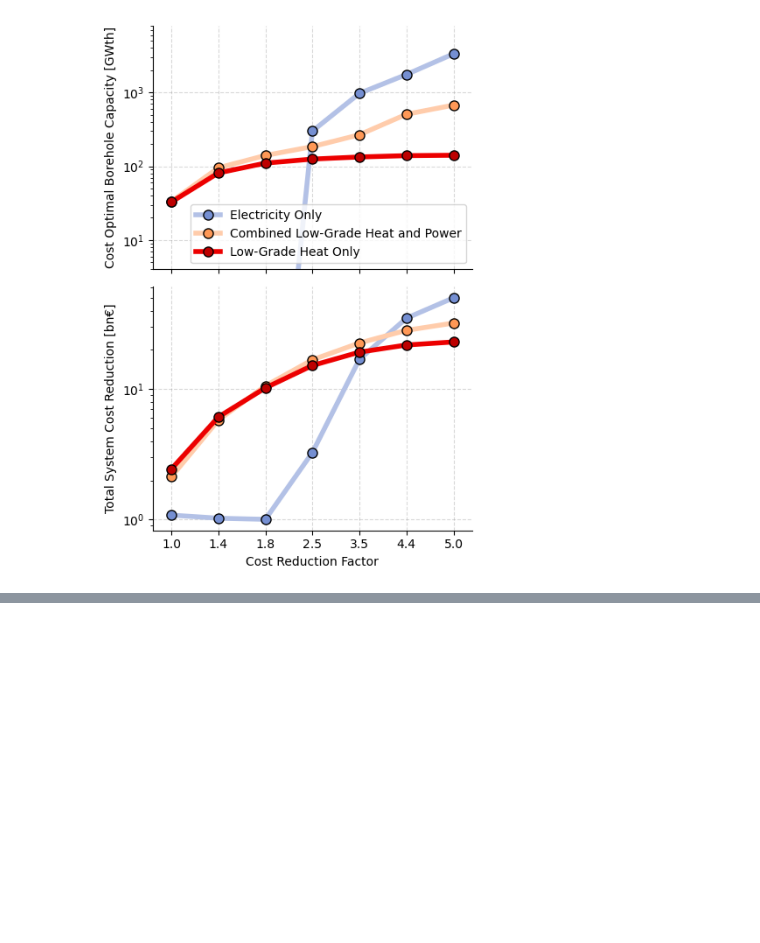
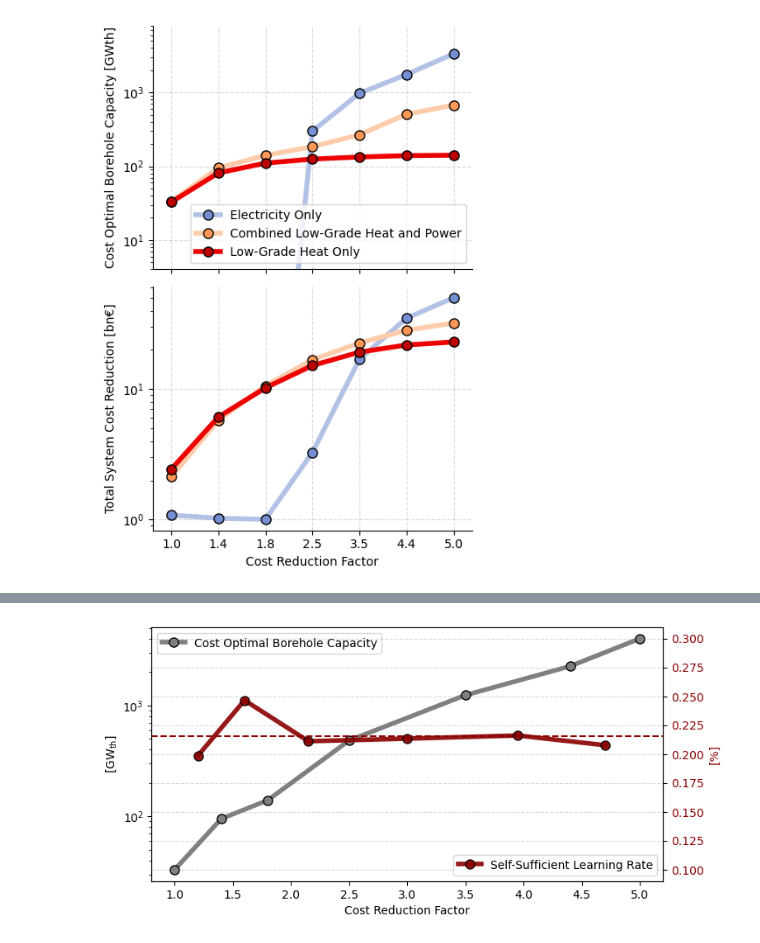
Before and after one commit to LukasFrankenQ/egs_market_integration, a Jupyter notebook: notebooks/new_main_plot.ipynb, the cells around one changed output, grey strips where cells are left out. Drawn from its saved outputs; the diff is of its cells as text; code cells hidden in the pictures; blank space fills up the shorter version.

Commit message:
added learning rate plot

```diff
--- a/notebooks/new_main_plot.ipynb
+++ b/notebooks/new_main_plot.ipynb
@@ -342,0 +320,7 @@ plt.show()
+# %%
+current = 15
+
+factors = np.array([1., 1.4, 1.8, 2.5, 3.5, 4.4, 5.])
+
+# maxes = np.max([elec_static.values, chp_static.values, dh_static.values], axis=0)
+maxes = elec_static.values + chp_static.values
@@ -342,0 +330,87 @@ plt.show()
+# %%
+from matplotlib.ticker import LinearLocator
+
+
+fig, ax = plt.subplots(1, 1, figsize=(8, 4))
+
+line_kwargs = dict(
+    markersize=8,
+    linewidth=4,
+    markeredgewidth=1,
+    markeredgecolor="k",
+)
+
+ax.plot(
+    factors,
+    maxes,
+    color="grey",
+    marker="o",
+    label="Cost Optimal Borehole Capacity",
+    **line_kwargs,
+    )
+
+
+learning_rates = [0.05, 0.075, 0.1]
+
+
+# for lr in learning_rates:
+local_lrs, global_lrs = [], []
+
+for old_cap, new_cap, old_fac, new_fac in zip(maxes, maxes[1:], factors, factors[1:]):
+
+    b = np.log(1 / new_fac) / np.log(new_cap / maxes[0])
+    lr = 1 - 2**b
+
+    global_lrs.append(lr)
+
+    local_b = np.log(old_fac / new_fac) / np.log(new_cap / old_cap)
+    local_lr = 1 - 2**local_b
+
+    print(round(lr, 2), round(local_lr, 2))
+
+    local_lrs.append(local_lr)
+
+ax2 = ax.twinx()
+
+ax2.plot(
+    # factors[1:],
+    pd.Series(factors).rolling(2).mean().dropna().values,
+    global_lrs,
+    color="darkred",
+    marker="o",
+    label="Self-Sufficient Learning Rate",
+    alpha=0.9,
+    **line_kwargs,
+    )
+ax2.axhline(np.mean(global_lrs), color="darkred", linestyle="--")
+
+'''
+ax2.plot(
+    # factors[1:],
+    pd.Series(factors).rolling(2).mean().dropna().values,
+    local_lrs,
+    color="darkred",
+    marker="x",
+    label="Local Learning Rate",
+    **line_kwargs,
+    )
+
+'''
+
+ax2.set_ylim(0.09, 0.31)
+
+ax2.grid(True, linestyle="--", color="grey", alpha=0.3)
+# ax2.set_ylabel('Learning Rate [%]', color='darkred')
+ax2.set_ylabel('[%]', color='darkred')
+ax2.tick_params(axis='y', labelcolor='darkred')
+
+ax.set_ylabel(r'[GW$\mathregular{_{th}}$]')
+
+ax.legend()
+ax2.legend(loc="lower right")
+
+ax.set_xlabel("Cost Reduction Factor")
+
+ax.set_yscale("log")
+plt.show()
+# %% [output]
@@ -342,0 +423 @@ plt.show()
+[figure, added]
```
Also changed, not shown: parts of 5 cells of this notebook.
